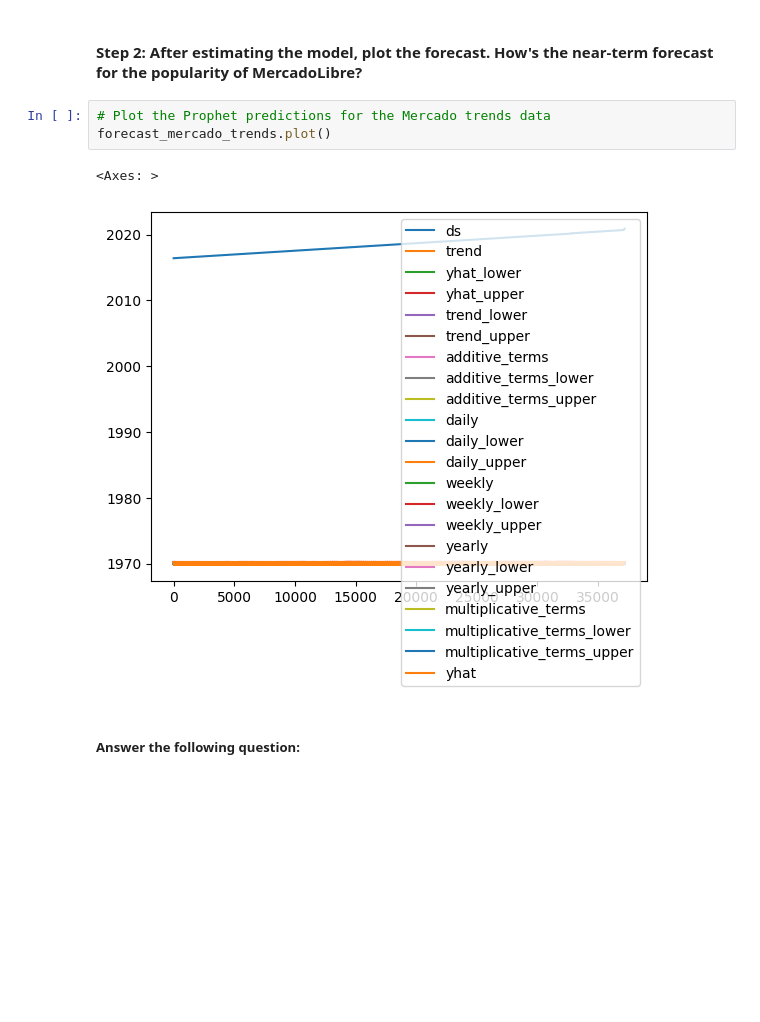
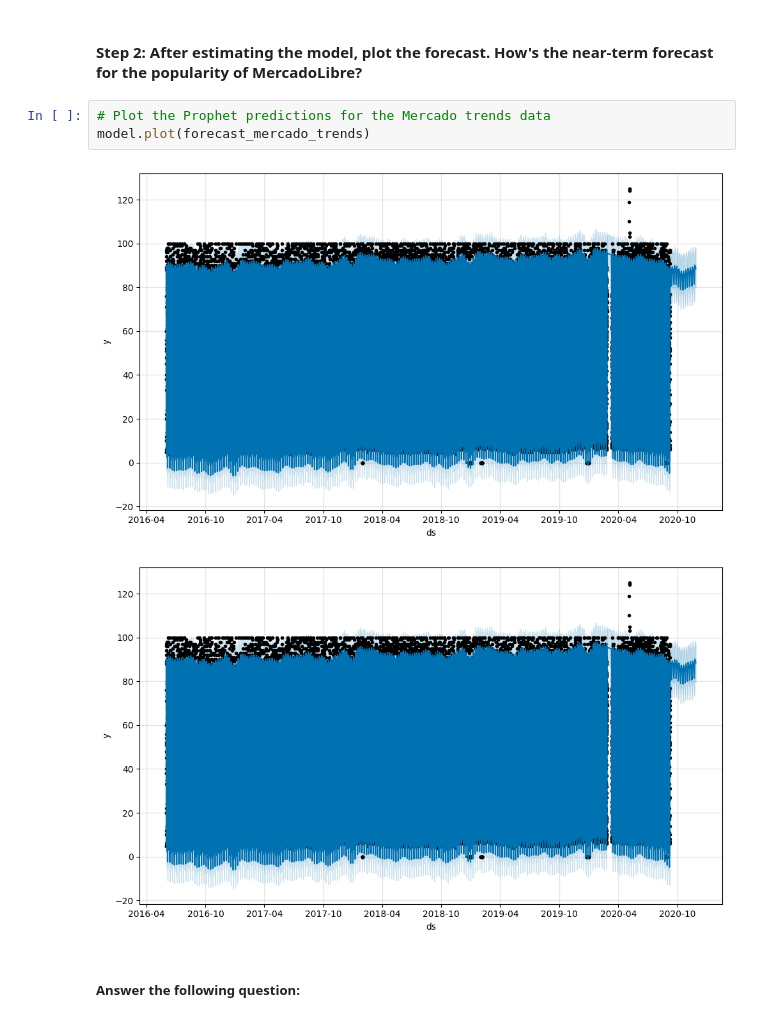
Before and after one commit to aFernandez88/prophet-challenge, a Jupyter notebook: Starter_Code/forecasting_net_prophet.ipynb, the cells around one changed output. Cells and saved outputs as stored; diff of their text form; blank space fills up the shorter version.

```diff
--- a/Starter_Code/forecasting_net_prophet.ipynb
+++ b/Starter_Code/forecasting_net_prophet.ipynb
@@ -467,10 +467,10 @@ forecast_mercado_trends.head()
 #### Step 2: After estimating the model, plot the forecast. How's the near-term forecast for the popularity of MercadoLibre?
 # %%
 # Plot the Prophet predictions for the Mercado trends data
-forecast_mercado_trends.plot()
+model.plot(forecast_mercado_trends)
 # %% [output]
-<Axes: >
-[figure, old version]
+[figure, new version]
+[figure, added]
 # %% [markdown]
 ##### Answer the following question:
 # %% [markdown]
```
Also changed, not shown: parts of 9 cells of this notebook.
